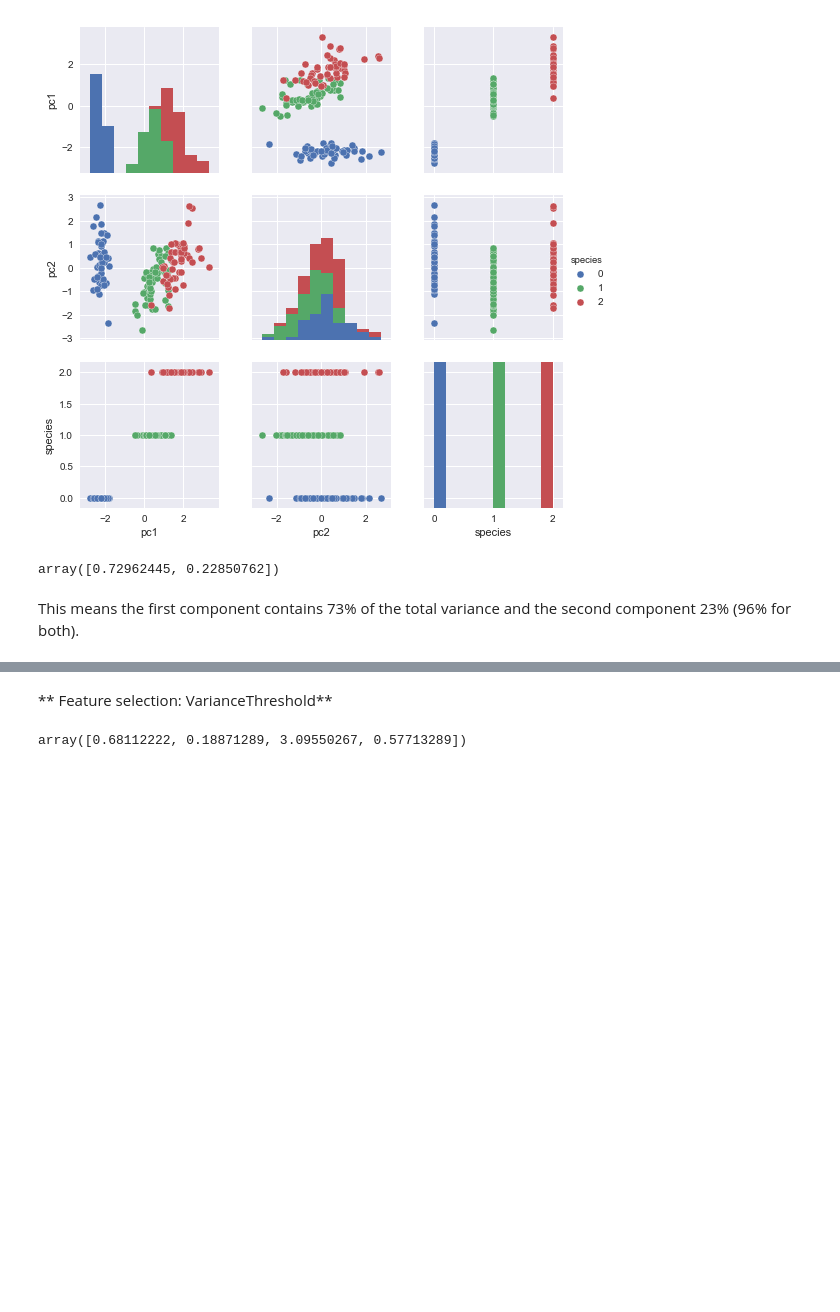
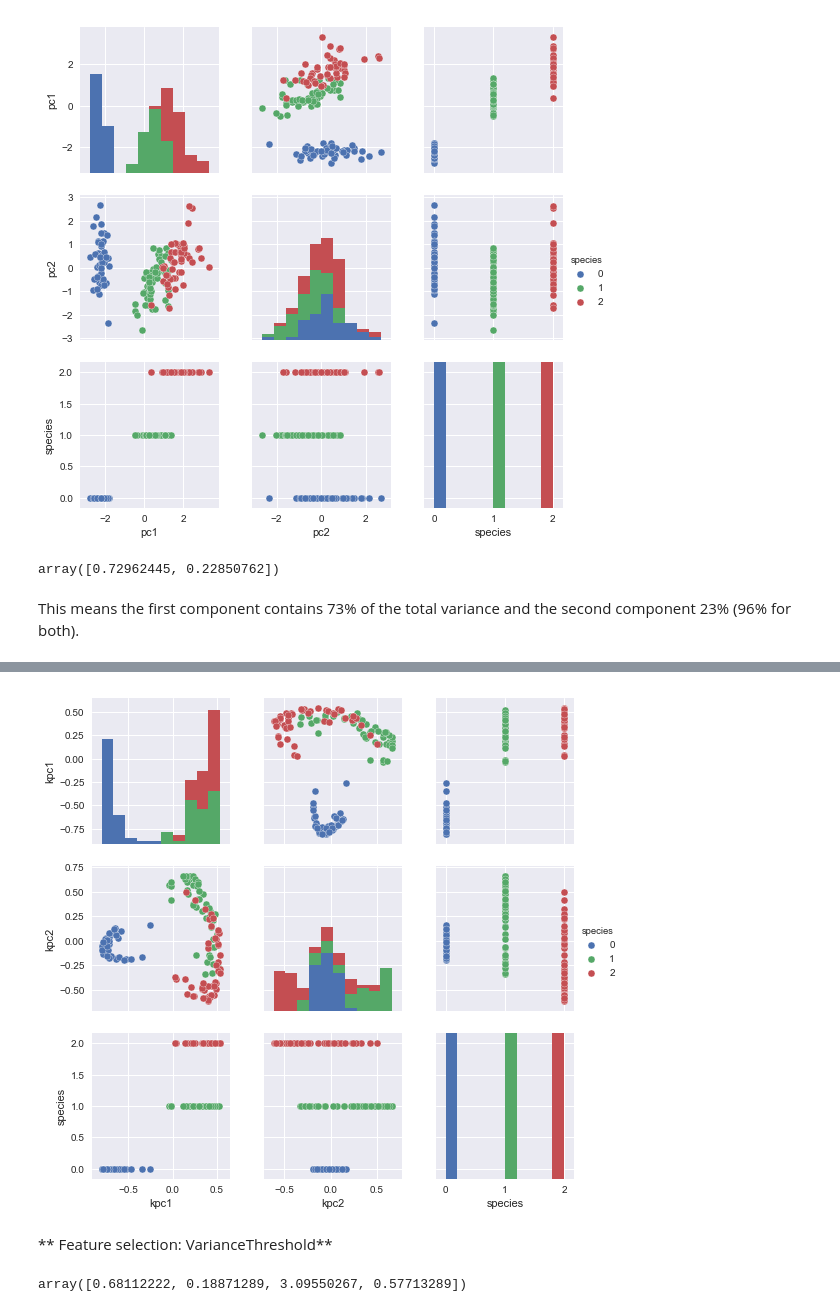
Before and after one commit to benjamin-assel/ML-material, a Jupyter notebook: EDA basics.ipynb, the cells around one changed output, grey strips where cells are left out. Drawn from its saved outputs; the diff is of its cells as text; code cells hidden in the pictures; blank space fills up the shorter version.

```diff
--- a/EDA basics.ipynb
+++ b/EDA basics.ipynb
@@ -186,3 +186,14 @@ pca_selector.explained_variance_ratio_
 array([0.72962445, 0.22850762])
 # %% [markdown]
 This means the first component contains 73% of the total variance and the second component 23% (96% for both).
+# %%
+from sklearn.decomposition import KernelPCA
+
+kpca_reductor = KernelPCA(kernel= 'rbf', n_components=2)
+
+X_kpca = kpca_reductor.fit_transform(X_df)
+
+kpca_df = pd.DataFrame(X_kpca,columns = ['kpc1', 'kpc2'])
+# %%
+full_kpca_df = pd.concat((kpca_df,iris_df.species),axis=1)
+full_kpca_df.head()
@@ -189,3 +207,7 @@ This means the first component contains 73% of the total variance and the second
+# %%
+sns.pairplot(full_kpca_df, hue='species');
+# %% [output]
+[figure, added]
 # %% [markdown]
 ** Feature selection: VarianceThreshold**
 # %%
```
Also changed, not shown: parts of 4 cells of this notebook.
